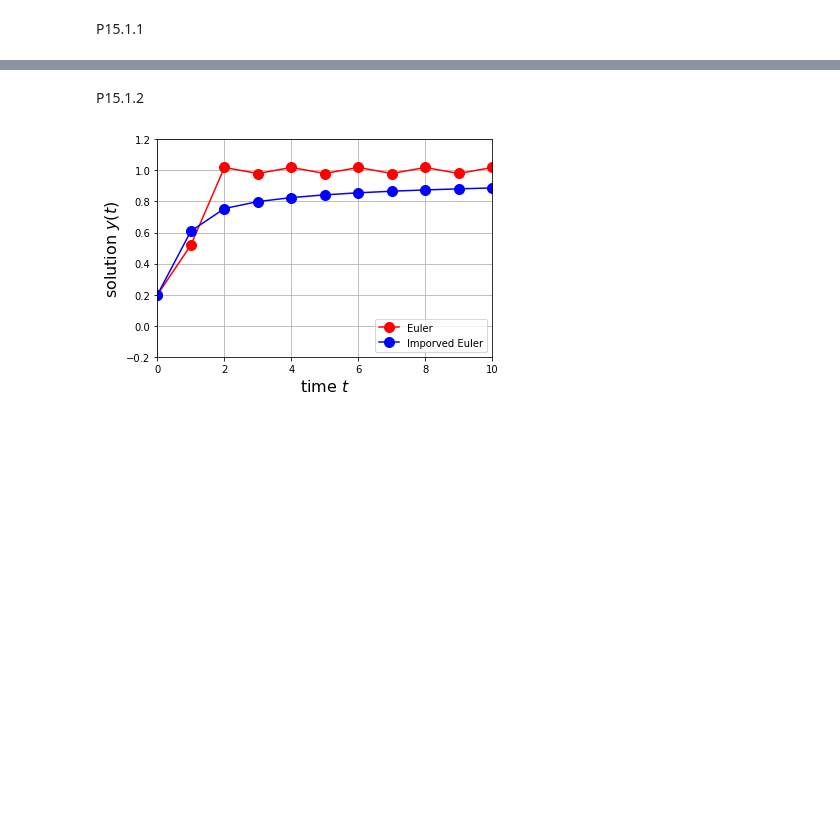
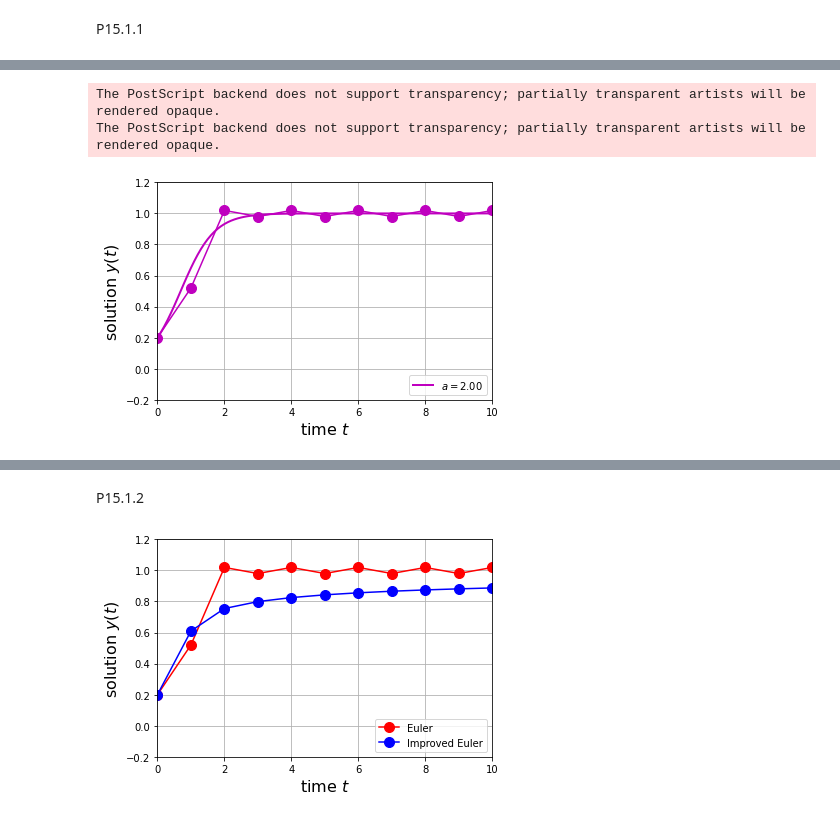
Before and after one commit to hyperkraz/MAT421, a Jupyter notebook: L15.ipynb, the cells around one changed output, grey strips where cells are left out. Saved outputs shown, nothing was run; the diff lists cells and outputs as text; code cells hidden in the pictures; blank space fills up the shorter version.

```diff
--- a/L15.ipynb
+++ b/L15.ipynb
@@ -4,0 +50,27 @@ P15.1.1
+# %%
+f = lambda t,y,a: a*y*(1.-y) # ODE rhs
+from matplotlib.pyplot import close, figure, plot, axis, grid, xlabel, ylabel, legend, savefig, show # for plotting
+close() # if figure was open
+figure(1)
+tspan = [0,10]
+y0 = 0.2 # IC
+a = (-1.,0.,.25,.5,1.,2.) # list of parameter values
+colors = 'kbgrcm' # one color for each parameter value
+N = 100 # first "exact" solution plotted using sufficiently many points
+for k in range(5,6): # k=0...5
+  t,y = odesolve(f,tspan,y0,N,a[k]) # uses VODE
+  plot(t,y,label=r'$a = %.2f$' % a[k],linewidth=2,color=colors[k])
+N = 10 # Euler with step size (tspan[1]-tspan[0])/N = 1
+for k in range(5,6):
+  t,y = myeuler(f,tspan,y0,N,a[k])
+  plot(t,y,'.-',markersize=20,color=colors[k])
+axis(tspan+[-.2,1.2]) # [0.,10.,-.2,1.2]
+grid('on')
+xlabel(r'time $t$',fontsize=16)
+ylabel(r'solution $y(t)$',fontsize=16)
+legend(loc='lower right')
+savefig('myode.eps') # exports as encapsulated postscript file0246810
+# %% [output]
+The PostScript backend does not support transparency; partially transparent artists will be rendered opaque.
+The PostScript backend does not support transparency; partially transparent artists will be rendered opaque.
+[figure, added]
```
Also changed, not shown: parts of 9 cells of this notebook.
